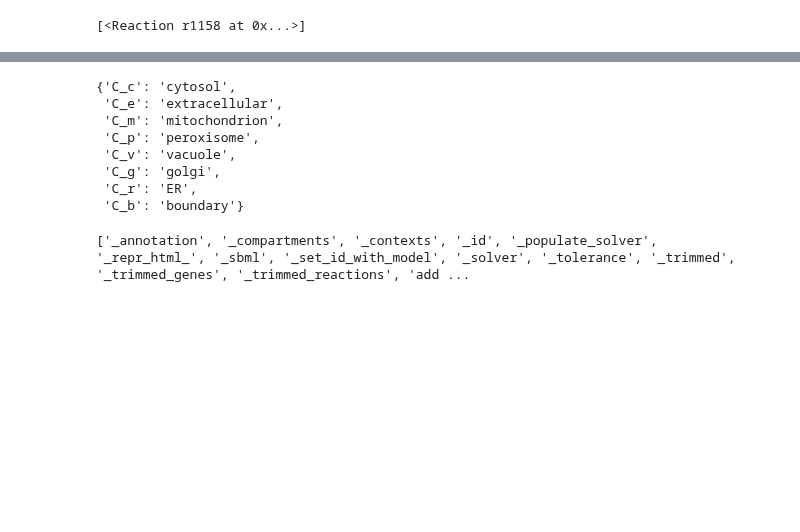
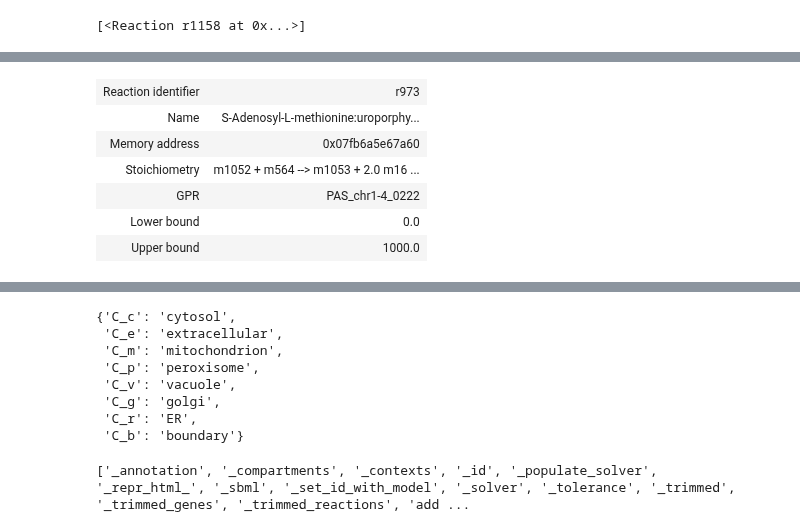
Before and after one commit to Schwebus/DTU_Biobuilders_2021, a Jupyter notebook: GSM_model/GSM_model.ipynb, the cells around one changed output, grey strips where cells are left out. Cells and saved outputs as stored; diff of their text form; code cells hidden in the pictures; blank space fills up the shorter version.

```diff
--- a/GSM_model/GSM_model.ipynb
+++ b/GSM_model/GSM_model.ipynb
@@ -127,0 +266,12 @@ pheast.metabolites.boundary_methane
+# %%
+# only involved in this reaction; it is also specifically a species of heme different from the one in catalse
+# and hemoglobin, so we should not take this one
+pheast.reactions.r973
+# %% [output]
+| Reaction identifier | r973 |
+| Name | S-Adenosyl-L-methionine:uroporphy... |
+| Memory address | 0x07fb6a5e67a60 |
+| Stoichiometry | m1052 + m564 --> m1053 + 2.0 m16 ... |
+| GPR | PAS_chr1-4_0222 |
+| Lower bound | 0.0 |
+| Upper bound | 1000.0 |
```
Also changed, not shown: parts of 23 cells of this notebook, 1 other file.
